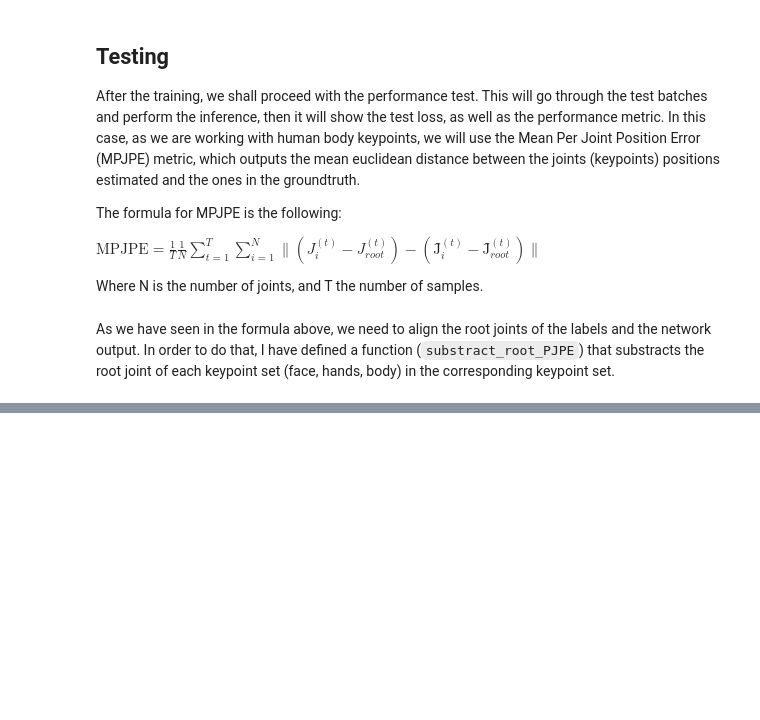
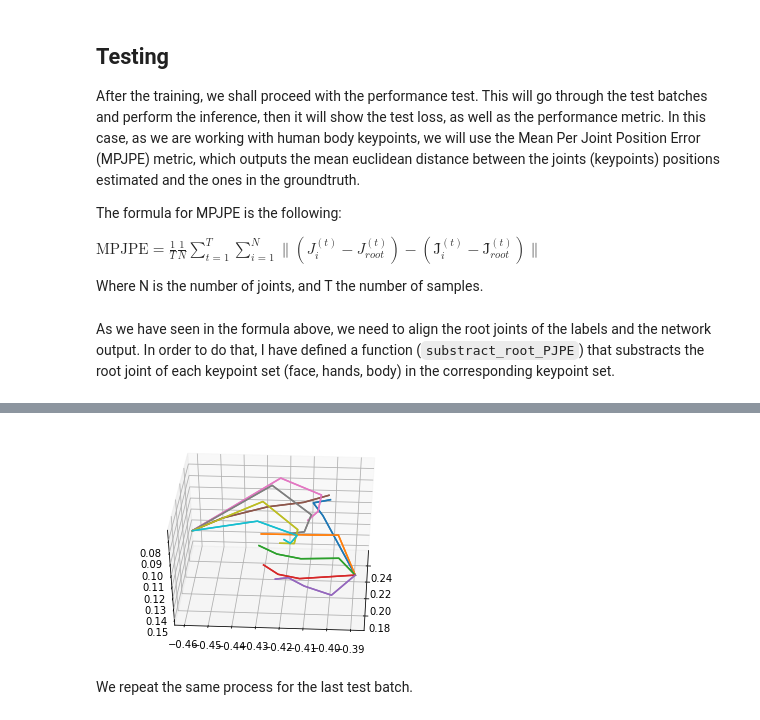
Before and after one commit to imatge-upc/asl-2d-to-3d, a Jupyter notebook: Notebooks/LSTM_2D_to_3D-Hands.ipynb, the cells around one changed output, grey strips where cells are left out. Cells and saved outputs as stored; diff of their text form; code cells hidden in the pictures; blank space fills up the shorter version.

```diff
--- a/Notebooks/LSTM_2D_to_3D-Hands.ipynb
+++ b/Notebooks/LSTM_2D_to_3D-Hands.ipynb
@@ -441,0 +652,4 @@ Test loss: 0.4221
+# %%
+c_inputs = inputs.clone()
+HTML(plot_and_rotate(c_inputs, c_labels, frames, 1).to_html5_video())
+# %% [output]
@@ -441,0 +657,3 @@ Test loss: 0.4221
+[figure, added]
+# %% [markdown]
+We repeat the same process for the last test batch.
```
Also changed, not shown: parts of 26 cells of this notebook, 6 other files.
